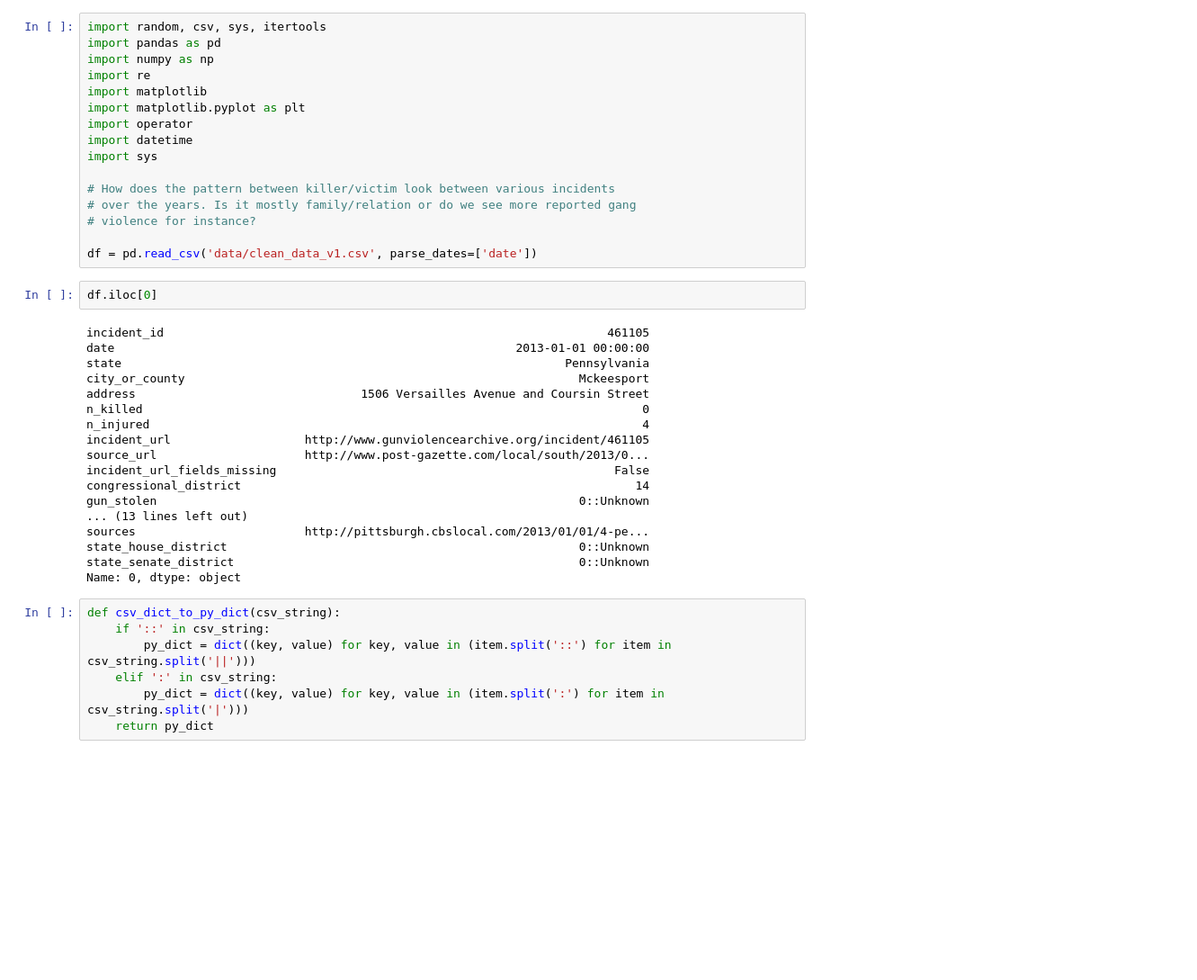
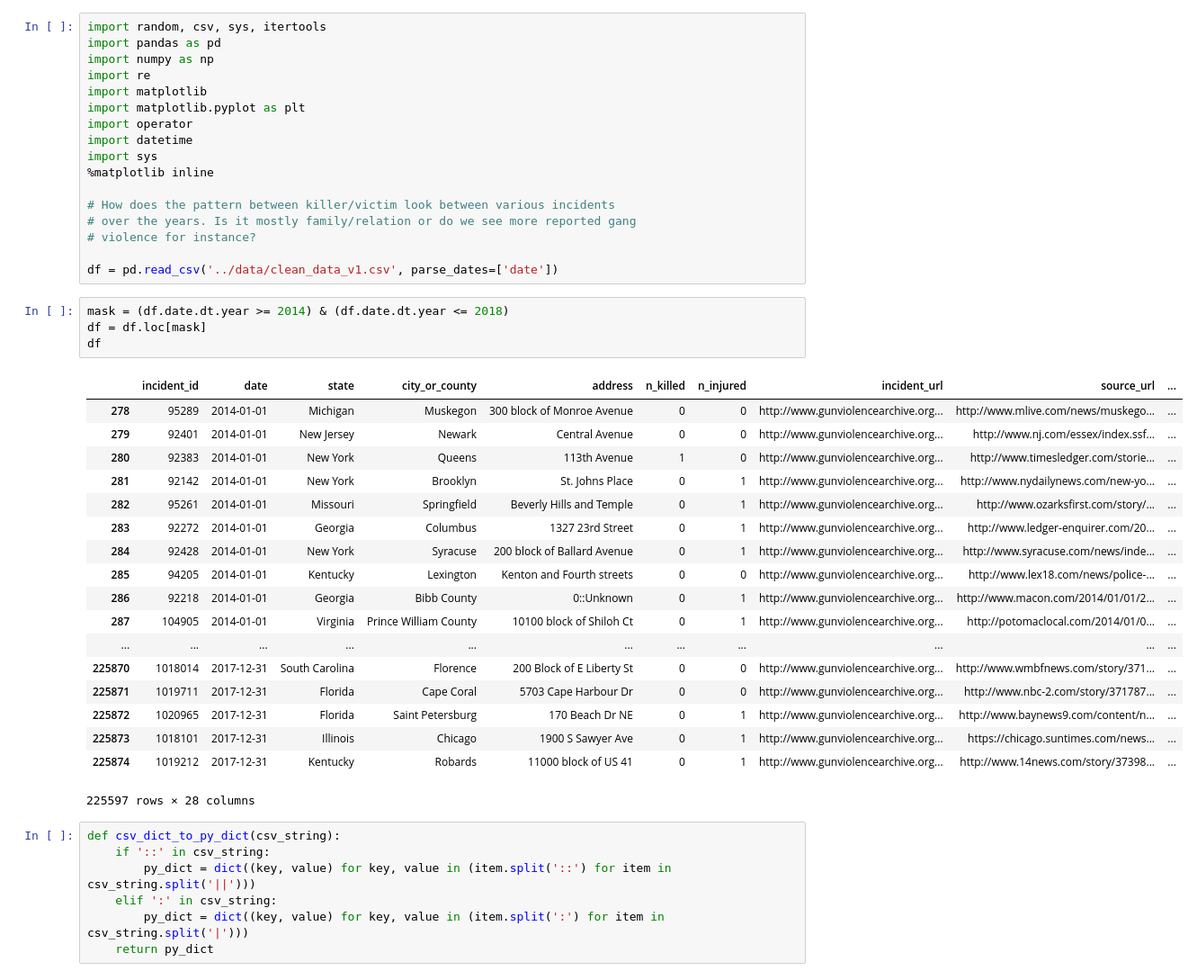
Before and after one commit to jellebosscher/DA-DV, a Jupyter notebook: scripts/viz_jelle.ipynb, the cells around one changed output. Shown: that part at 90% size. Cells and saved outputs as stored; diff of their text form; blank space fills up the shorter version.

```diff
--- a/scripts/viz_jelle.ipynb
+++ b/scripts/viz_jelle.ipynb
@@ -8,32 +8,36 @@ import matplotlib.pyplot as plt
 import operator
 import datetime
 import sys
+%matplotlib inline
 
 # How does the pattern between killer/victim look between various incidents
 # over the years. Is it mostly family/relation or do we see more reported gang
 # violence for instance?
 
-df = pd.read_csv('data/clean_data_v1.csv', parse_dates=['date'])
+df = pd.read_csv('../data/clean_data_v1.csv', parse_dates=['date'])
-# %%
-df.iloc[0]
-# %% [output]
-incident_id                                                               461105
-date                                                         2013-01-01 00:00:00
-state                                                               Pennsylvania
-city_or_county                                                        Mckeesport
-address                                1506 Versailles Avenue and Coursin Street
-n_killed                                                                       0
-n_injured                                                                      4
-incident_url                   http://www.gunviolencearchive.org/incident/461105
-source_url                     http://www.post-gazette.com/local/south/2013/0...
-incident_url_fields_missing                                                False
-congressional_district                                                        14
-gun_stolen                                                            0::Unknown
-... (13 lines left out)
-sources                        http://pittsburgh.cbslocal.com/2013/01/01/4-pe...
-state_house_district                                                  0::Unknown
-state_senate_district                                                 0::Unknown
-Name: 0, dtype: object
+# %%
+mask = (df.date.dt.year >= 2014) & (df.date.dt.year <= 2018)
+df = df.loc[mask]
+df
+# %% [output]
+|  | incident_id | date | state | city_or_county | address | n_killed | n_injured | incident_url | source_url | ... |
+| 278 | 95289 | 2014-01-01 | Michigan | Muskegon | 300 block of Monroe Avenue | 0 | 0 | http://www.gunviolencearchive.org... | http://www.mlive.com/news/muskego... | ... |
+| 279 | 92401 | 2014-01-01 | New Jersey | Newark | Central Avenue | 0 | 0 | http://www.gunviolencearchive.org... | http://www.nj.com/essex/index.ssf... | ... |
+| 280 | 92383 | 2014-01-01 | New York | Queens | 113th Avenue | 1 | 0 | http://www.gunviolencearchive.org... | http://www.timesledger.com/storie... | ... |
+| 281 | 92142 | 2014-01-01 | New York | Brooklyn | St. Johns Place | 0 | 1 | http://www.gunviolencearchive.org... | http://www.nydailynews.com/new-yo... | ... |
+| 282 | 95261 | 2014-01-01 | Missouri | Springfield | Beverly Hills and Temple | 0 | 1 | http://www.gunviolencearchive.org... | http://www.ozarksfirst.com/story/... | ... |
+| 283 | 92272 | 2014-01-01 | Georgia | Columbus | 1327 23rd Street | 0 | 1 | http://www.gunviolencearchive.org... | http://www.ledger-enquirer.com/20... | ... |
+| 284 | 92428 | 2014-01-01 | New York | Syracuse | 200 block of Ballard Avenue | 0 | 1 | http://www.gunviolencearchive.org... | http://www.syracuse.com/news/inde... | ... |
+| 285 | 94205 | 2014-01-01 | Kentucky | Lexington | Kenton and Fourth streets | 0 | 0 | http://www.gunviolencearchive.org... | http://www.lex18.com/news/police-... | ... |
+| 286 | 92218 | 2014-01-01 | Georgia | Bibb County | 0::Unknown | 0 | 1 | http://www.gunviolencearchive.org... | http://www.macon.com/2014/01/01/2... | ... |
+| 287 | 104905 | 2014-01-01 | Virginia | Prince William County | 10100 block of Shiloh Ct | 0 | 1 | http://www.gunviolencearchive.org... | http://potomaclocal.com/2014/01/0... | ... |
+| ... | ... | ... | ... | ... | ... | ... | ... | ... | ... | ... |
+| 225870 | 1018014 | 2017-12-31 | South Carolina | Florence | 200 Block of E Liberty St | 0 | 0 | http://www.gunviolencearchive.org... | http://www.wmbfnews.com/story/371... | ... |
+| 225871 | 1019711 | 2017-12-31 | Florida | Cape Coral | 5703 Cape Harbour Dr | 0 | 0 | http://www.gunviolencearchive.org... | http://www.nbc-2.com/story/371787... | ... |
+| 225872 | 1020965 | 2017-12-31 | Florida | Saint Petersburg | 170 Beach Dr NE | 0 | 1 | http://www.gunviolencearchive.org... | http://www.baynews9.com/content/n... | ... |
+| 225873 | 1018101 | 2017-12-31 | Illinois | Chicago | 1900 S Sawyer Ave | 0 | 1 | http://www.gunviolencearchive.org... | https://chicago.suntimes.com/news... | ... |
+| 225874 | 1019212 | 2017-12-31 | Kentucky | Robards | 11000 block of US 41 | 0 | 1 | http://www.gunviolencearchive.org... | http://www.14news.com/story/37398... | ... |
+225597 rows × 28 columns
 # %%
 def csv_dict_to_py_dict(csv_string):
     if '::' in csv_string:
```
Also changed, not shown: parts of 8 cells of this notebook, 3 other files.
